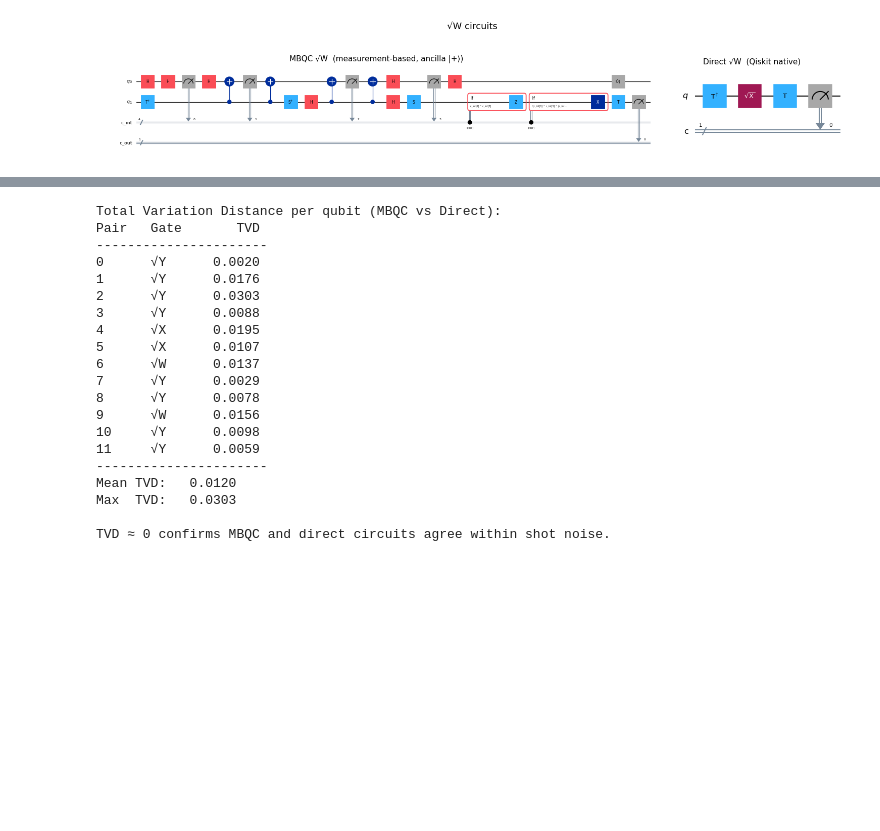
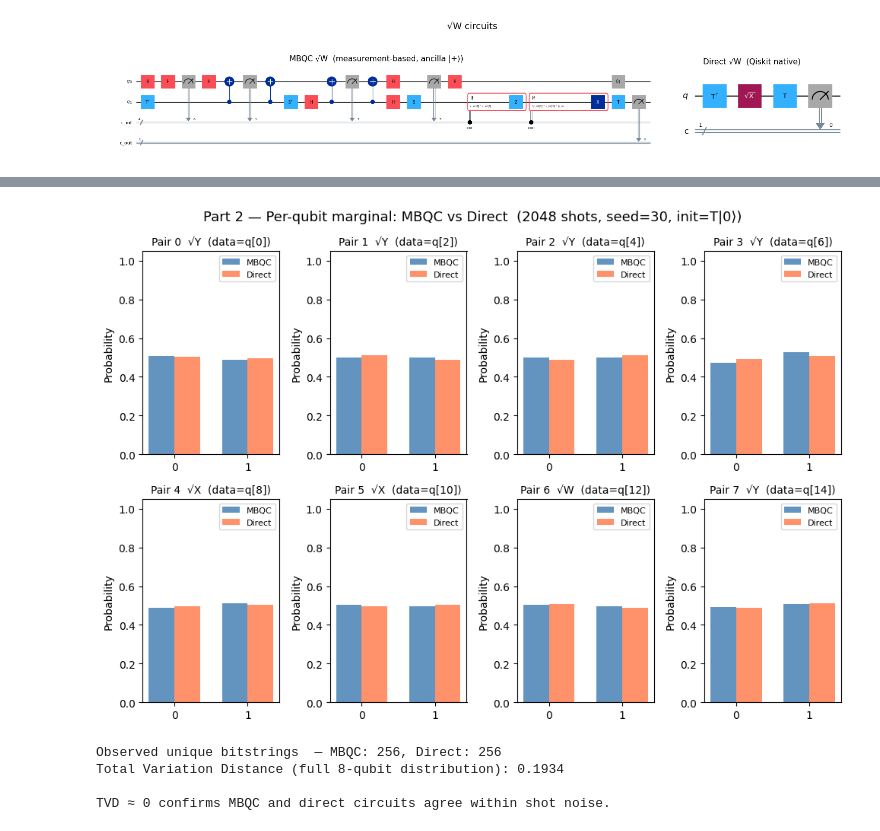
Before and after one commit to UnitaryOperator/mbqc-circuit-comparison, a Jupyter notebook: src/tetron/mbqc_singlequbit_rcs.ipynb, the cells around one changed output, grey strips where cells are left out. Cells and saved outputs as stored; diff of their text form; code cells hidden in the pictures; blank space fills up the shorter version.

```diff
--- a/src/tetron/mbqc_singlequbit_rcs.ipynb
+++ b/src/tetron/mbqc_singlequbit_rcs.ipynb
@@ -324,40 +312,47 @@ plt.show()
+# %%
+# ── Per-qubit marginal plot ───────────────────────────────────────────────────
+fig, axes = plt.subplots(2, 4, figsize=(10, 7))
+axes_flat = axes.flatten()
+
+for i in range(N_PAIRS):
+    label_g = LABELS[random_gates[i]]
+    m_marg  = qubit_marginal(dict(mbqc_data), i, N_PAIRS)
+    d_marg  = qubit_marginal(direct_raw,      i, N_PAIRS)
+
+    states = ['0', '1']
+    p_m    = [m_marg.get(s, 0) / SHOTS2 for s in states]
+    p_d    = [d_marg.get(s, 0) / SHOTS2 for s in states]
+
+    ax = axes_flat[i]
+    x, w = np.arange(2), 0.35
+    ax.bar(x - w/2, p_m, w, label='MBQC',   color='steelblue', alpha=0.85)
+    ax.bar(x + w/2, p_d, w, label='Direct', color='coral',     alpha=0.85)
+    ax.set_xticks(x); ax.set_xticklabels(states)
+    ax.set_ylim(0, 1.05)
+    ax.set_title(f'Pair {i}  {label_g}  (data=q[{2*i}])', fontsize=10)
+    ax.set_ylabel('Probability')
+    ax.legend(fontsize=8)
+
+plt.suptitle(
+    f'Part 2 \u2014 Per-qubit marginal: MBQC vs Direct  ({SHOTS2} shots, seed=30, init=T|0\u27e9)',
+    fontsize=13,
+)
+plt.tight_layout()
+plt.show()
+# %% [output]
+[figure, added]
 # %%
-# Total Variation Distance per qubit — should be ~0 within shot noise
-print('Total Variation Distance per qubit (MBQC vs Direct):')
-print(f'{"Pair":<6} {"Gate":<5} {"TVD":>8}')
-print('-' * 22)
-
-tvds = []
-for i in range(N_PAIRS):
-    m_marg = qubit_marginal(dict(mbqc_data), i, N_PAIRS)
-    d_marg = qubit_marginal(direct_raw,      i, N_PAIRS)
-    keys   = set(m_marg) | set(d_marg)
-    tvd    = 0.5 * sum(abs(m_marg.get(k, 0)/SHOTS2 - d_marg.get(k, 0)/SHOTS2) for k in keys)
-    tvds.append(tvd)
-    print(f'{i:<6} {LABELS[random_gates[i]]:<5} {tvd:>8.4f}')
-
-print('-' * 22)
-print(f'{"Mean TVD:":<11} {np.mean(tvds):.4f}')
-print(f'{"Max  TVD:":<11} {np.max(tvds):.4f}')
+# Total Variation Distance over full bitstring distributions
+all_keys_tvd = set(mbqc_data) | set(direct_raw)
+tvd = 0.5 * sum(
+    abs(mbqc_data.get(k, 0) / SHOTS2 - direct_raw.get(k, 0) / SHOTS2)
+    for k in all_keys_tvd
+)
+print(f'Observed unique bitstrings  — MBQC: {len(mbqc_data)}, Direct: {len(direct_raw)}')
+print(f'Total Variation Distance (full 8-qubit distribution): {tvd:.4f}')
 print('\nTVD \u2248 0 confirms MBQC and direct circuits agree within shot noise.')
 # %% [output]
-Total Variation Distance per qubit (MBQC vs Direct):
-Pair   Gate       TVD
-----------------------
-0      √Y      0.0020
-1      √Y      0.0176
-2      √Y      0.0303
-3      √Y      0.0088
-4      √X      0.0195
-5      √X      0.0107
-6      √W      0.0137
-7      √Y      0.0029
-8      √Y      0.0078
-9      √W      0.0156
-10     √Y      0.0098
-11     √Y      0.0059
-----------------------
-Mean TVD:   0.0120
-Max  TVD:   0.0303
+Observed unique bitstrings  — MBQC: 256, Direct: 256
+Total Variation Distance (full 8-qubit distribution): 0.1934
 
 TVD ≈ 0 confirms MBQC and direct circuits agree within shot noise.
```
Also changed, not shown: parts of 5 cells of this notebook, 3 other files.
